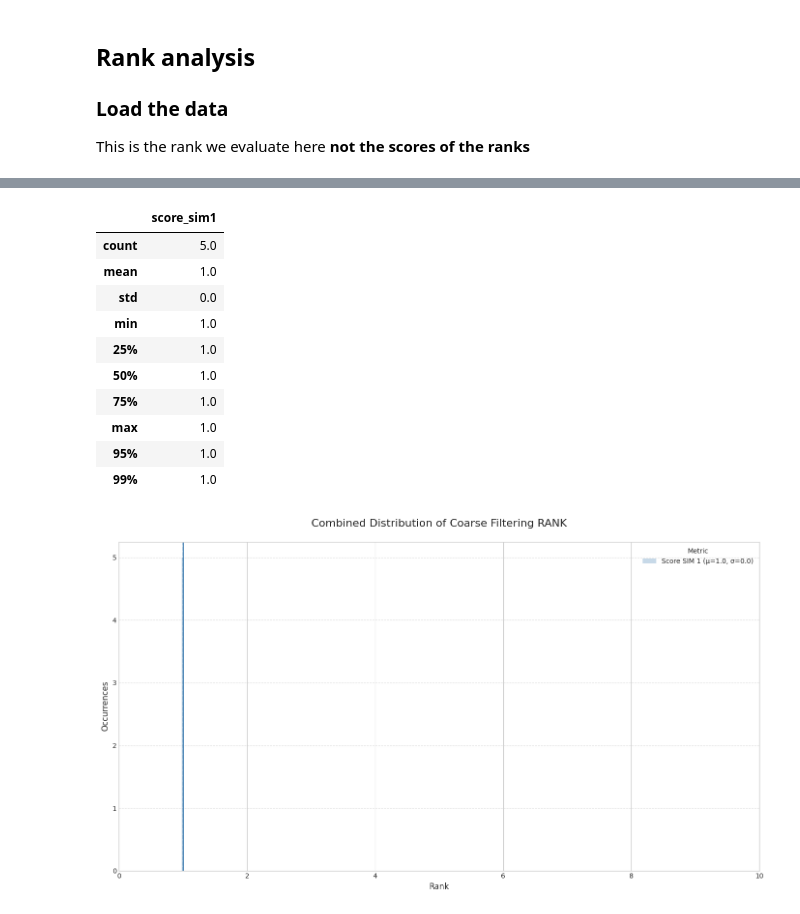
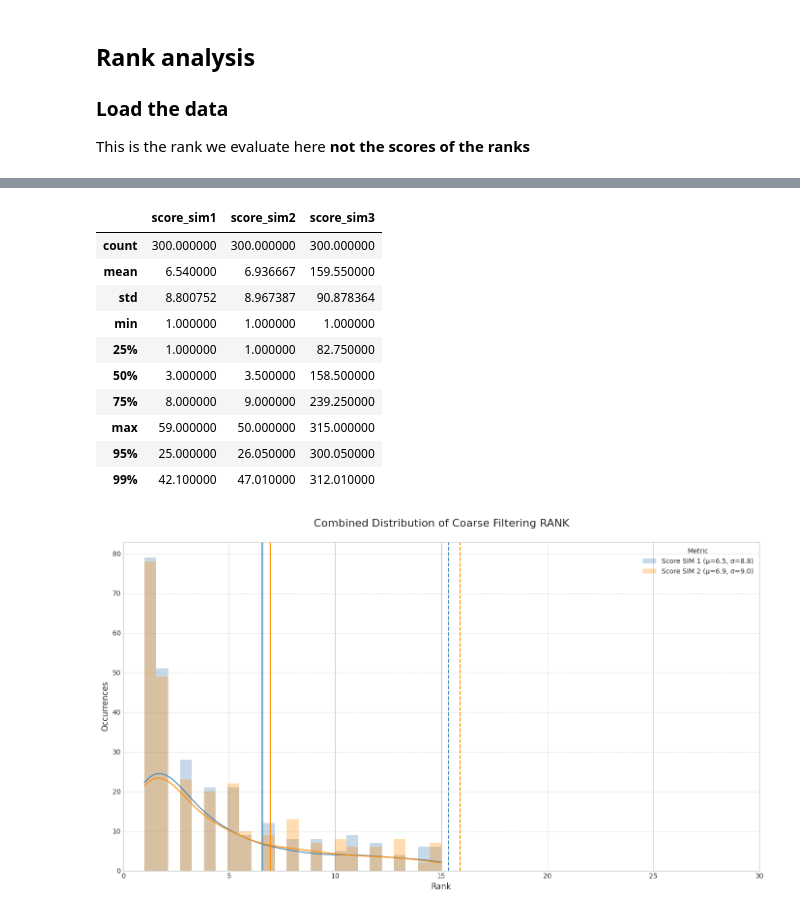
Before and after one commit to CharlesCBeaulieu/gedi, a Jupyter notebook: src/eval_coarse.ipynb, the cells around one changed output, grey strips where cells are left out. Cells and saved outputs as stored; diff of their text form; code cells hidden in the pictures.

```diff
--- a/src/eval_coarse.ipynb
+++ b/src/eval_coarse.ipynb
@@ -48,10 +48,12 @@ def get_matching_df(df):
 ## 1. Load dataframe
 # %%
 # Load config
-# config_path = "/app/bindmount/gedi_data_2/config.yaml"
-#config_path = "/app/bindmount/gedi_data_real_scan/config_real_scan.yaml"
-config_path = "/app/bindmount/gedi_data_real_scan_5x315/config_real_scan_5x315.yaml"
-with open(config_path, "r") as file:
+
+# config = "/app/bindmount/gedi_data_real_scan/config_real_scan.yaml"
+# config = "/app/bindmount/gedi_data_real_scan_5x315/config_real_scan_5x315.yaml"
+# config = "/app/bindmount/gedi_data_4meters_scans/config_4meters.yaml"
+config = "/app/bindmount/gedi_data_2/config.yaml"
+with open(config, "r") as file:
         config = yaml.safe_load(file)
 
 base = config["base"]
@@ -60,5 +62,6 @@ file_name = config["paths"]["results"]["filtering_coarse_overall_file_name"]
 
 df_path = os.path.join(base, coarse_score_df, file_name)
 coarse_score_df = pd.read_json(df_path)
+print(df_path)
 coarse_score_df
 # %% [output]
@@ -189,24 +210,24 @@ desc.loc["95%"] = coarse_rank_df.quantile(0.95)
 desc.loc["99%"] = coarse_rank_df.quantile(0.99)
 desc
 # %% [output]
-|  | score_sim1 |
-| count | 5.0 |
-| mean | 1.0 |
-| std | 0.0 |
-| min | 1.0 |
-| 25% | 1.0 |
-| 50% | 1.0 |
-| 75% | 1.0 |
-| max | 1.0 |
-| 95% | 1.0 |
-| 99% | 1.0 |
+|  | score_sim1 | score_sim2 | score_sim3 |
+| count | 300.000000 | 300.000000 | 300.000000 |
+| mean | 6.540000 | 6.936667 | 159.550000 |
+| std | 8.800752 | 8.967387 | 90.878364 |
+| min | 1.000000 | 1.000000 | 1.000000 |
+| 25% | 1.000000 | 1.000000 | 82.750000 |
+| 50% | 3.000000 | 3.500000 | 158.500000 |
+| 75% | 8.000000 | 9.000000 | 239.250000 |
+| max | 59.000000 | 50.000000 | 315.000000 |
+| 95% | 25.000000 | 26.050000 | 300.050000 |
+| 99% | 42.100000 | 47.010000 | 312.010000 |
 # %%
 # Set the seaborn-whitegrid theme
 plt.style.use('seaborn-whitegrid')
 
 # Define the metrics, display titles, and colors
-metrics = ["score_sim1", "score_sim2", "score_sim3"]
-titles = ["Score SIM 1"]
+metrics = ["score_sim1", "score_sim2"]
+titles = ["Score SIM 1", "Score SIM 2"]
 colors = ["steelblue", "darkorange", "mediumseagreen"]
 
 # Create a single figure and axis
@@ -214,35 +235,35 @@ plt.figure(figsize=(14, 8))
 
 # Loop over each metric to plot its distribution
 for metric, label, color in zip(metrics, titles, colors):
     # Get the metric data from the DataFrame (assumed to be coarse_rank_df)
     data = coarse_rank_df[metric]
     m = data.mean()
     s = data.std()
     # Filter data within [mean - std, mean + std]
     filtered = data[(data >= m - s) & (data <= m + s)]
 
     # Plot histogram with KDE overlay (filled, translucent)
     sns.histplot(filtered, bins=25, kde=True, stat="count",
                  label=f"{label} (μ={m:.1f}, σ={s:.1f})",
                  color=color, fill=True, alpha=0.3, linewidth=0)
 
     # Add vertical lines for the mean and ± standard deviation
     plt.axvline(m, color=color, linestyle='-', linewidth=1.8)
     plt.axvline(m - s, color=color, linestyle='--', linewidth=1.5)
     plt.axvline(m + s, color=color, linestyle='--', linewidth=1.5)
 
 # Final plot styling
 plt.title("Combined Distribution of Coarse Filtering RANK\n", fontsize=16)
 plt.xlabel("Rank", fontsize=12)
 plt.ylabel("Occurrences", fontsize=12)
 # Optionally, adjust x-axis limits based on your data; for example:
-plt.xlim(0, 10)
+plt.xlim(0, 30)
 plt.legend(title="Metric", fontsize=10)
 plt.grid(axis="y", linestyle="--", alpha=0.7)
 plt.tight_layout()
 plt.show()
 # %% [output]
-[figure, old version]
+[figure, new version]
 # %%
 import ast
 
```
Also changed, not shown: parts of 10 cells of this notebook, 12 other files.
